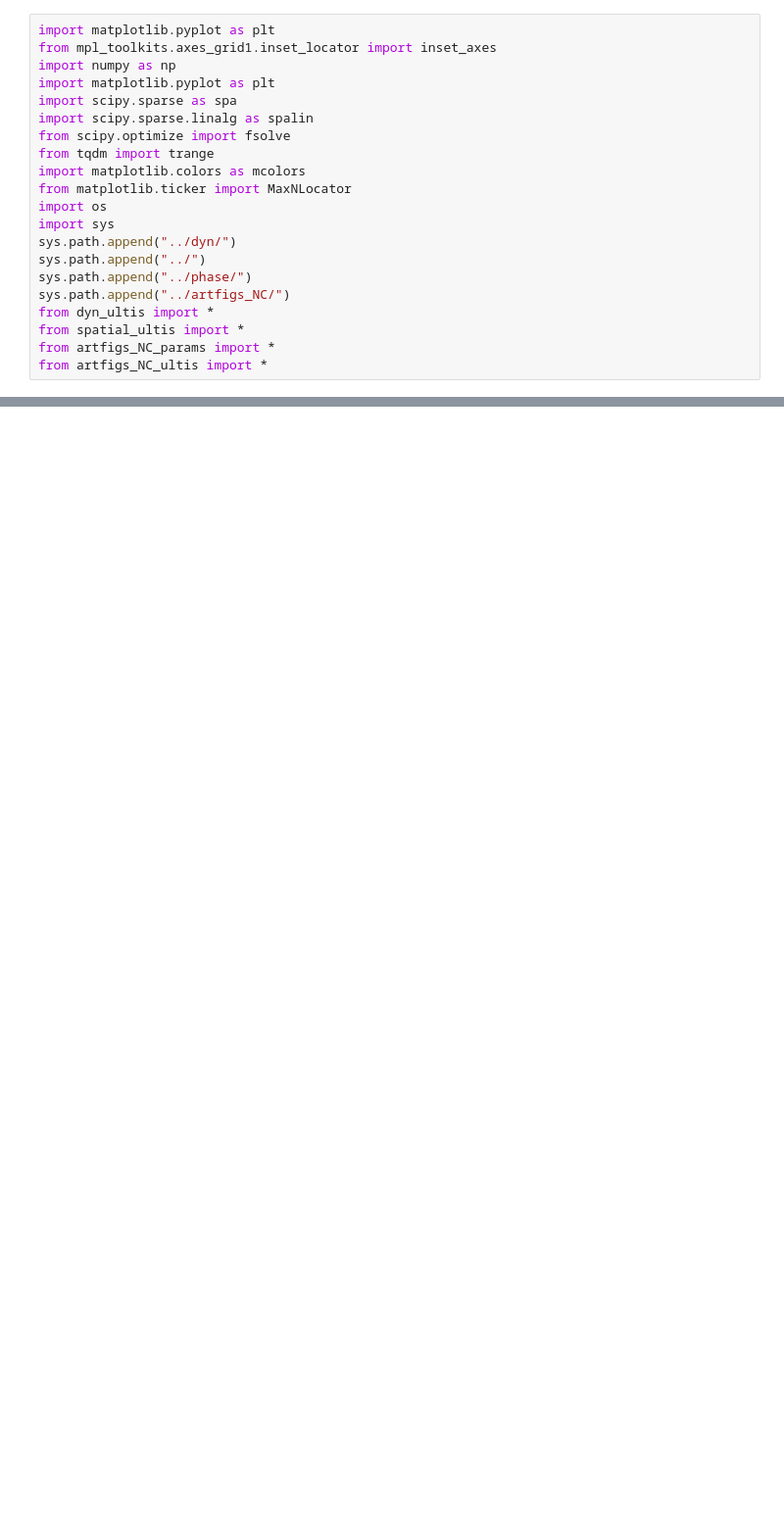
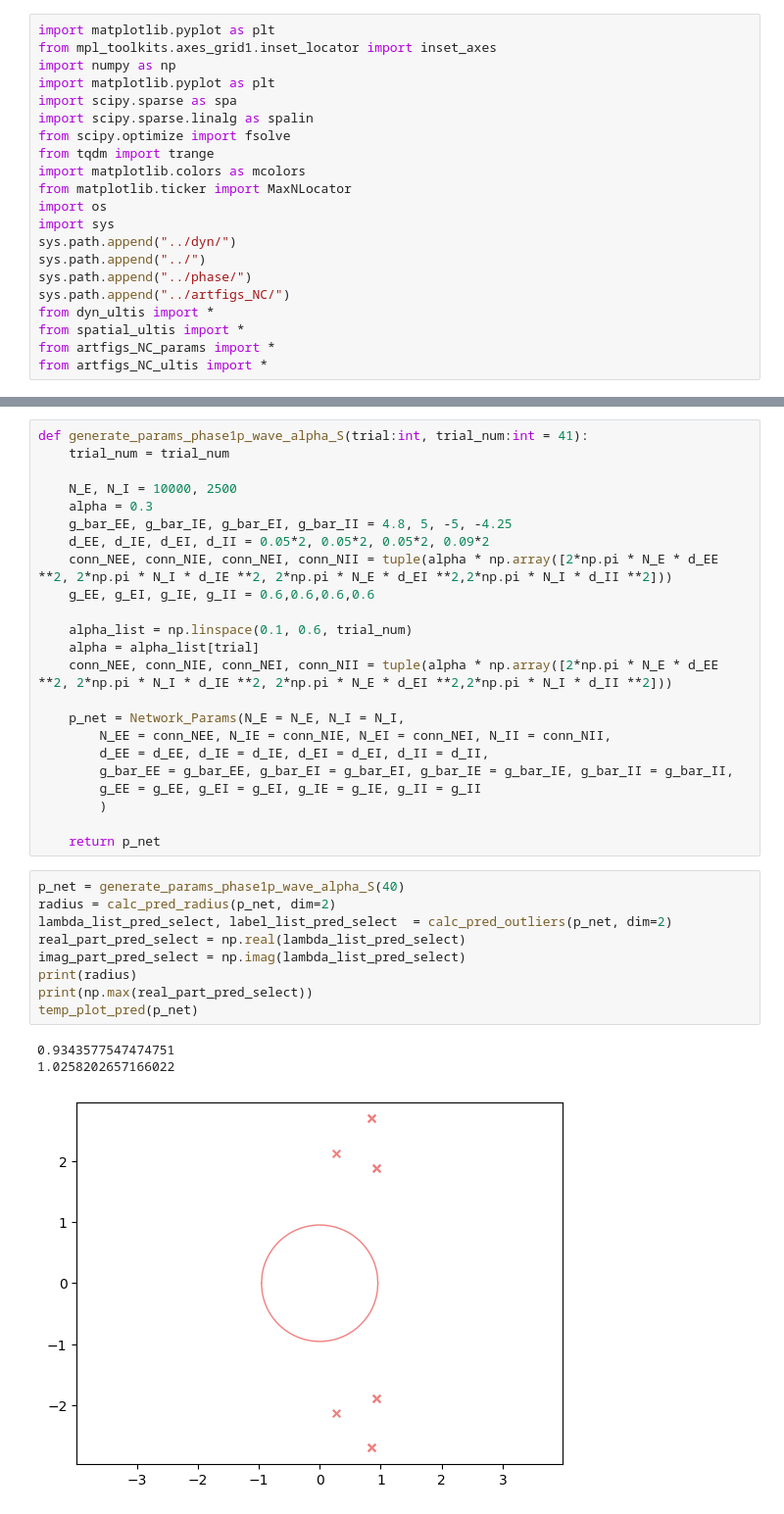
Before and after one commit to huang-yh20/spatial-linear-project, a Jupyter notebook: code/artfigs_NC/debug thres.ipynb, the cells around one changed output, grey strips where cells are left out. Shown at 98% size. Saved outputs shown, nothing was run; the diff lists cells and outputs as text; blank space fills up the shorter version.

```diff
--- a/code/artfigs_NC/debug thres.ipynb
+++ b/code/artfigs_NC/debug thres.ipynb
@@ -59,0 +58,36 @@ print(radius)
+# %%
+def generate_params_phase1p_wave_alpha_S(trial:int, trial_num:int = 41):
+    trial_num = trial_num
+
+    N_E, N_I = 10000, 2500
+    alpha = 0.3
+    g_bar_EE, g_bar_IE, g_bar_EI, g_bar_II = 4.8, 5, -5, -4.25
+    d_EE, d_IE, d_EI, d_II = 0.05*2, 0.05*2, 0.05*2, 0.09*2
+    conn_NEE, conn_NIE, conn_NEI, conn_NII = tuple(alpha * np.array([2*np.pi * N_E * d_EE **2, 2*np.pi * N_I * d_IE **2, 2*np.pi * N_E * d_EI **2,2*np.pi * N_I * d_II **2]))
+    g_EE, g_EI, g_IE, g_II = 0.6,0.6,0.6,0.6
+
+    alpha_list = np.linspace(0.1, 0.6, trial_num)
+    alpha = alpha_list[trial]
+    conn_NEE, conn_NIE, conn_NEI, conn_NII = tuple(alpha * np.array([2*np.pi * N_E * d_EE **2, 2*np.pi * N_I * d_IE **2, 2*np.pi * N_E * d_EI **2,2*np.pi * N_I * d_II **2]))
+
+    p_net = Network_Params(N_E = N_E, N_I = N_I,
+        N_EE = conn_NEE, N_IE = conn_NIE, N_EI = conn_NEI, N_II = conn_NII,
+        d_EE = d_EE, d_IE = d_IE, d_EI = d_EI, d_II = d_II,
+        g_bar_EE = g_bar_EE, g_bar_EI = g_bar_EI, g_bar_IE = g_bar_IE, g_bar_II = g_bar_II,
+        g_EE = g_EE, g_EI = g_EI, g_IE = g_IE, g_II = g_II
+        )
+
+    return p_net
+# %%
+p_net = generate_params_phase1p_wave_alpha_S(40)
+radius = calc_pred_radius(p_net, dim=2)
+lambda_list_pred_select, label_list_pred_select  = calc_pred_outliers(p_net, dim=2)
+real_part_pred_select = np.real(lambda_list_pred_select)
+imag_part_pred_select = np.imag(lambda_list_pred_select)
+print(radius)
+print(np.max(real_part_pred_select))
+temp_plot_pred(p_net)
+# %% [output]
+0.9343577547474751
+1.0258202657166022
+[figure, added]
```
Also changed, not shown: parts of 6 cells of this notebook, 4 other files.
